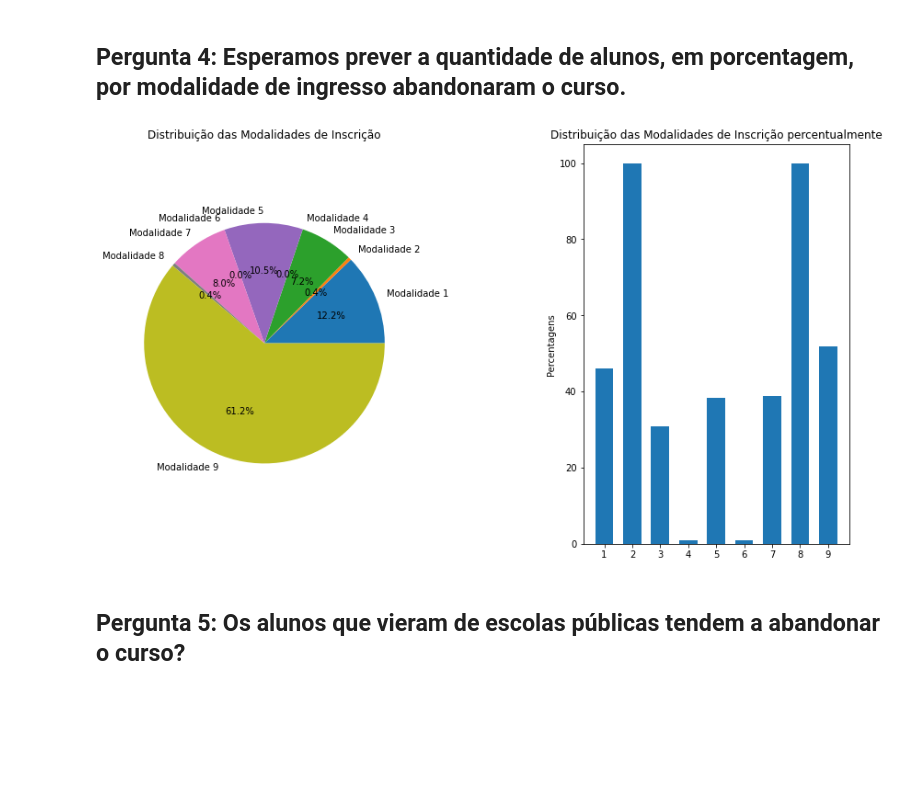
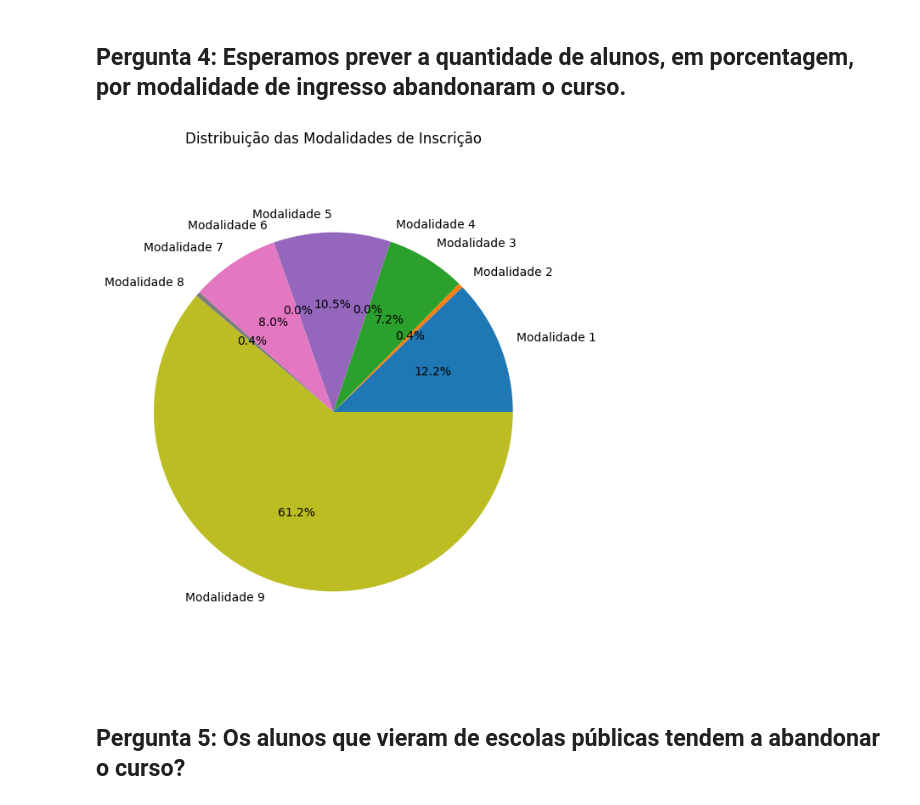
Before and after one commit to ThulioSilva13/ProjetoCienciaDeDados, a Jupyter notebook: NotebookTP/TPDados.ipynb, the cells around one changed output. Saved outputs shown, nothing was run; the diff lists cells and outputs as text; code cells hidden in the pictures; blank space fills up the shorter version.

```diff
--- a/NotebookTP/TPDados.ipynb
+++ b/NotebookTP/TPDados.ipynb
@@ -441,78 +445,31 @@ plt.show()
 # %% [markdown]
 ## **Pergunta 4:** Esperamos prever a quantidade de alunos, em porcentagem, por modalidade de ingresso abandonaram o curso.
 # %%
-percentagens = []
-
-
-
 modalidade1 = df_cdc[(df_cdc['Modalidade_Inscrita'] == 1) & (df_cdc['Situacao_Aluno_Agrupada'] == 'Evasão')].count()
 modalidade2 = df_cdc[(df_cdc['Modalidade_Inscrita'] == 2) & (df_cdc['Situacao_Aluno_Agrupada'] == 'Evasão')].count()
 modalidade3 = df_cdc[(df_cdc['Modalidade_Inscrita'] == 3) & (df_cdc['Situacao_Aluno_Agrupada'] == 'Evasão')].count()
 modalidade4 = df_cdc[(df_cdc['Modalidade_Inscrita'] == 4) & (df_cdc['Situacao_Aluno_Agrupada'] == 'Evasão')].count()
 modalidade5 = df_cdc[(df_cdc['Modalidade_Inscrita'] == 5) & (df_cdc['Situacao_Aluno_Agrupada'] == 'Evasão')].count()
 modalidade6 = df_cdc[(df_cdc['Modalidade_Inscrita'] == 6) & (df_cdc['Situacao_Aluno_Agrupada'] == 'Evasão')].count()
 modalidade7 = df_cdc[(df_cdc['Modalidade_Inscrita'] == 7) & (df_cdc['Situacao_Aluno_Agrupada'] == 'Evasão')].count()
 modalidade8 = df_cdc[(df_cdc['Modalidade_Inscrita'] == 8) & (df_cdc['Situacao_Aluno_Agrupada'] == 'Evasão')].count()
 modalidade9 = df_cdc[(df_cdc['Modalidade_Inscrita'] == 9) & (df_cdc['Situacao_Aluno_Agrupada'] == 'Evasão')].count()
 
-
-
 modalidades = [modalidade1[0], modalidade2[0], modalidade3[0], modalidade4[0],
                modalidade5[0], modalidade6[0], modalidade7[0], modalidade8[0], modalidade9[0]]
-
-
-modalidade1Total = df_cdc[(df_cdc['Modalidade_Inscrita'] == 1)].count()
-modalidade2Total = df_cdc[(df_cdc['Modalidade_Inscrita'] == 2)].count()
-modalidade3Total = df_cdc[(df_cdc['Modalidade_Inscrita'] == 3)].count()
-modalidade4Total = df_cdc[(df_cdc['Modalidade_Inscrita'] == 4)].count()
-modalidade5Total = df_cdc[(df_cdc['Modalidade_Inscrita'] == 5)].count()
-modalidade6Total = df_cdc[(df_cdc['Modalidade_Inscrita'] == 6)].count()
-modalidade7Total = df_cdc[(df_cdc['Modalidade_Inscrita'] == 7)].count()
-modalidade8Total = df_cdc[(df_cdc['Modalidade_Inscrita'] == 8)].count()
-modalidade9Total = df_cdc[(df_cdc['Modalidade_Inscrita'] == 9)].count()
-
-modalidadesTotais = [modalidade1Total[0], modalidade2Total[0], modalidade3Total[0], modalidade4Total[0],
-               modalidade5Total[0], modalidade6Total[0], modalidade7Total[0], modalidade8Total[0], modalidade9Total[0]]
-
-for i in range(0,9):
-  if(modalidadesTotais[i] == 0):
-    percentagens.append(1)
-  else:
-    percentagens.append(modalidades[i] / modalidadesTotais[i] * 100)
-
 
 labels = ['Modalidade 1', 'Modalidade 2', 'Modalidade 3', 'Modalidade 4',
           'Modalidade 5', 'Modalidade 6', 'Modalidade 7', 'Modalidade 8', 'Modalidade 9']
 
+fig, ax = plt.subplots(figsize=(6, 8))
 
-labelsPercentagem = ['1', '2', '3', '4',
-          '5', '6', '7', '8', '9']
-
-
-fig, ax = plt.subplots(1, 2, figsize=(14, 8))
-
-
-ax[0].pie(modalidades, labels=labels, autopct='%1.1f%%')
-ax[0].set_title('Distribuição das Modalidades de Inscrição')
-ax[0].axis('equal')
-
-
-x = np.arange(len(labels))
-width = 0.65
-
-ax[1].bar(x, percentagens, width)
-ax[1].set_xticks(x)
-ax[1].set_xticklabels(labelsPercentagem)
-ax[1].set_ylabel('Percentagens')
-ax[1].set_title('Distribuição das Modalidades de Inscrição percentualmente')
-
-
-plt.subplots_adjust(wspace=0.7)
-
+ax.pie(modalidades, labels=labels, autopct='%1.1f%%')
+ax.set_title('Distribuição das Modalidades de Inscrição')
+ax.axis('equal')
 
 plt.show()
 # %% [output]
-[figure, old version]
+[figure, new version]
 # %% [markdown]
 ## **Pergunta 5:** Os alunos que vieram de escolas públicas tendem a abandonar o curso?
 # %%
```
Also changed, not shown: parts of 2 cells of this notebook.
